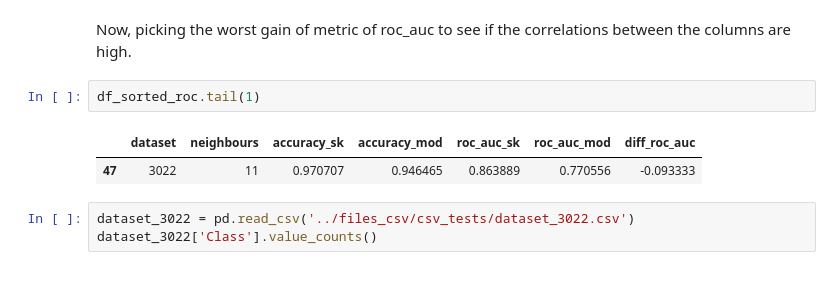
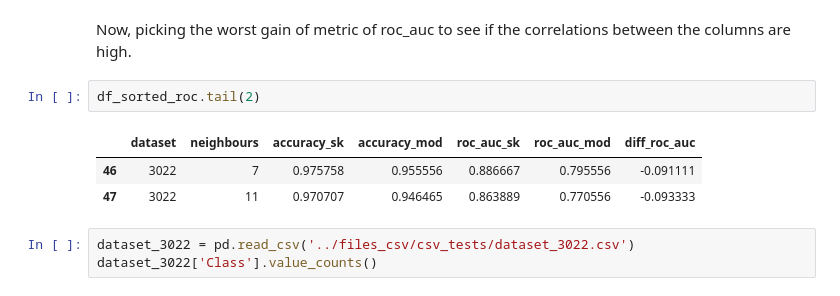
Before and after one commit to RobertGleison/cc18-analysis, a Jupyter notebook: D_evaluation/metrics_comparison.ipynb, the cells around one changed output. Drawn from its saved outputs; the diff is of its cells as text.

```diff
--- a/D_evaluation/metrics_comparison.ipynb
+++ b/D_evaluation/metrics_comparison.ipynb
@@ -351,9 +350,10 @@ plt.show()
 # %% [markdown]
 Now, picking the worst gain of metric of roc_auc to see if the correlations between the columns are high.
 # %%
-df_sorted_roc.tail(1)
+df_sorted_roc.tail(2)
 # %% [output]
 |  | dataset | neighbours | accuracy_sk | accuracy_mod | roc_auc_sk | roc_auc_mod | diff_roc_auc |
+| 46 | 3022 | 7 | 0.975758 | 0.955556 | 0.886667 | 0.795556 | -0.091111 |
 | 47 | 3022 | 11 | 0.970707 | 0.946465 | 0.863889 | 0.770556 | -0.093333 |
 # %%
 dataset_3022 = pd.read_csv('../files_csv/csv_tests/dataset_3022.csv')
```
Also changed, not shown: parts of 8 cells of this notebook, 2 other files.
